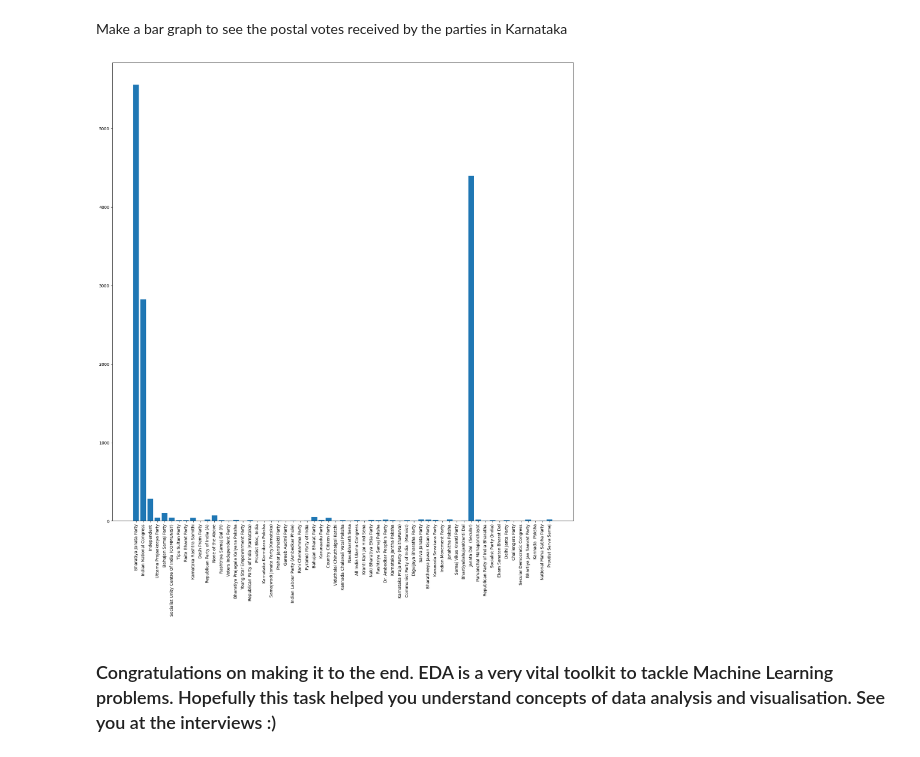
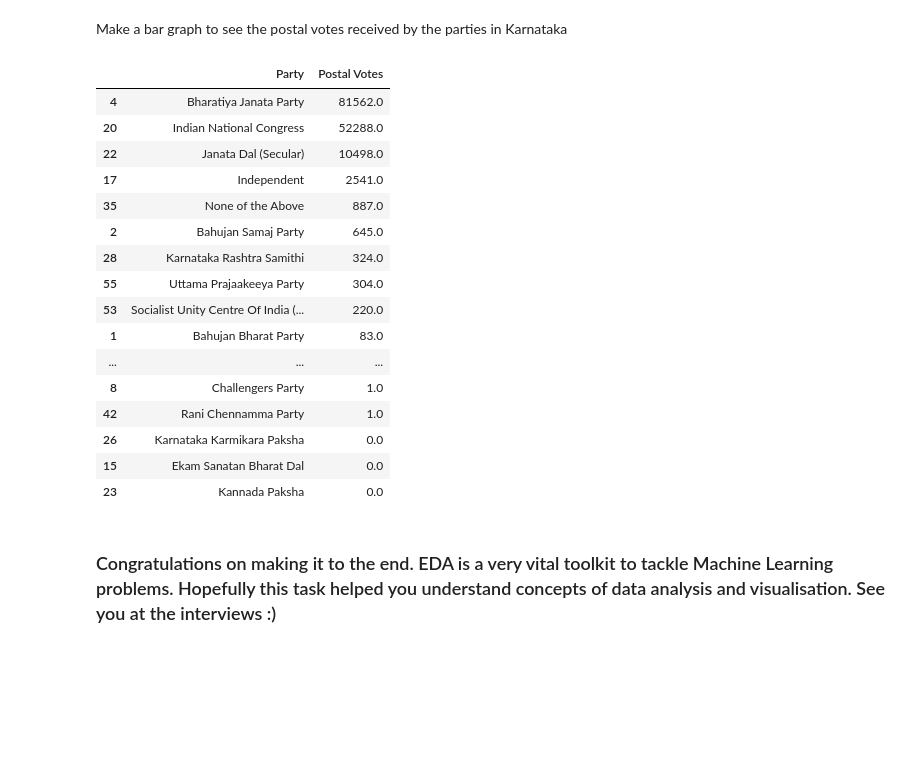
Before and after one commit to sanmeshh/Synapse_Tasks, a Jupyter notebook: task2-ipynb-sanmesh.ipynb, the cells around one changed output. Saved outputs shown, nothing was run; the diff lists cells and outputs as text; code cells hidden in the pictures; blank space fills up the shorter version.

```diff
--- a/task2-ipynb-sanmesh.ipynb
+++ b/task2-ipynb-sanmesh.ipynb
@@ -217,15 +214,37 @@ def change_value(x):
 df["Postal Votes"]=df["Postal Votes"].apply(change_value)
 # %%
 df4=df.loc[(df['State']=='Karnataka')& (df['Total Votes'])]
-df4.sort_values(by=["Postal Votes"],ascending=False)
-plt.figure(figsize=(20,20))
-plt.bar(df4['Party'],df4['Postal Votes'])
-plt.xticks(rotation=90)
+df10=df4.sort_values(by=["Postal Votes"],ascending=False)
+df11=df10.groupby(['Party'])['Postal Votes'].sum().reset_index()
+df12=df11.sort_values(by=['Postal Votes'],ascending=False)
+df12
 
-plt.show()
-# df4['Party'].unique().shape[0]
+
+
+# plt.figure(figsize=(20,20))
+# plt.bar(df12['Party'],df12['Postal Votes'])
+# plt.xticks(rotation=90)
+
+# plt.show()
+# # df4['Party'].unique().shape[0]
 # %% [output]
-[figure, removed]
+|  | Party | Postal Votes |
+| 4 | Bharatiya Janata Party | 81562.0 |
+| 20 | Indian National Congress | 52288.0 |
+| 22 | Janata Dal (Secular) | 10498.0 |
+| 17 | Independent | 2541.0 |
+| 35 | None of the Above | 887.0 |
+| 2 | Bahujan Samaj Party | 645.0 |
+| 28 | Karnataka Rashtra Samithi | 324.0 |
+| 55 | Uttama Prajaakeeya Party | 304.0 |
+| 53 | Socialist Unity Centre Of India (... | 220.0 |
+| 1 | Bahujan Bharat Party | 83.0 |
+| ... | ... | ... |
+| 8 | Challengers Party | 1.0 |
+| 42 | Rani Chennamma Party | 1.0 |
+| 26 | Karnataka Karmikara Paksha | 0.0 |
+| 15 | Ekam Sanatan Bharat Dal | 0.0 |
+| 23 | Kannada Paksha | 0.0 |
 # %% [markdown]
 ### Congratulations on making it to the end. EDA is a very vital toolkit to tackle Machine Learning problems. Hopefully this task helped you understand concepts of data analysis and visualisation. See you at the interviews :)
 # %% [markdown]
```
Also changed, not shown: parts of 5 cells of this notebook.
